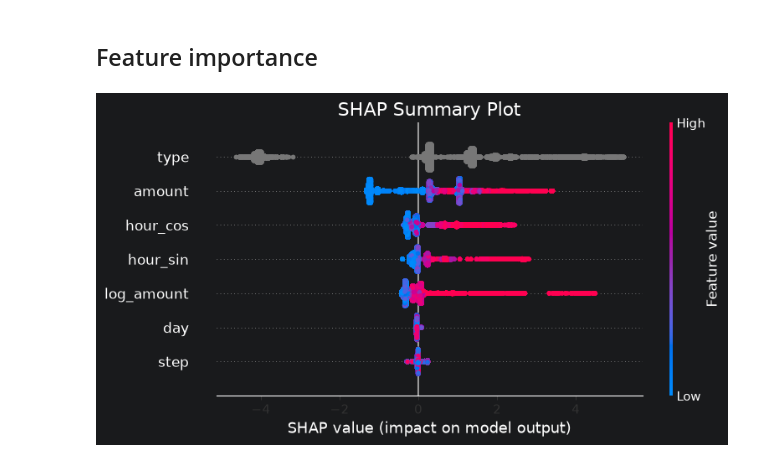
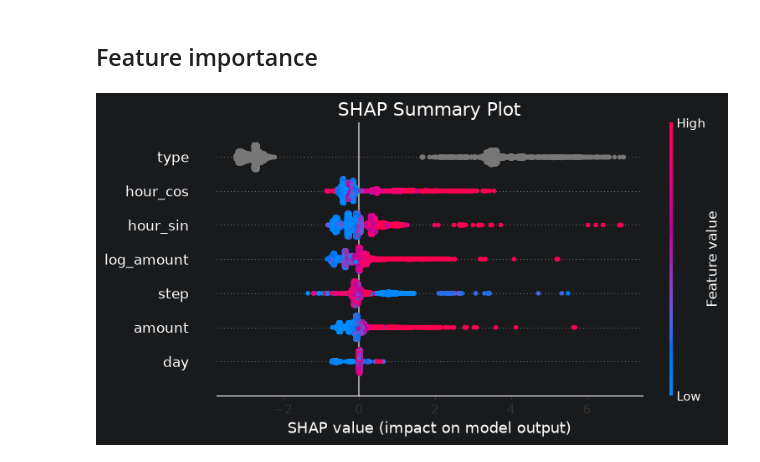
Before and after one commit to blbl-blbl/kaggle-Financial-Fraud-Detection-Dataset, a Jupyter notebook: notebooks/04_modeling.ipynb, the cells around one changed output. Drawn from its saved outputs; the diff is of its cells as text; code cells hidden in the pictures.

```diff
--- a/notebooks/04_modeling.ipynb
+++ b/notebooks/04_modeling.ipynb
@@ -924,4 +925,5 @@ cv_results
 # %% [markdown]
 ## Train the best model on train + val
 # %%
-# train
+X_dev = pd.concat([X_train, X_val], axis=0)
+y_dev = pd.concat([y_train, y_val], axis=0)
@@ -931,0 +930,2 @@ joblib.dump(..., "../models/final_model.joblib")
+# %%
+catboost_model.named_steps['classifier'].set_params(cat_features=["type"])
@@ -931,0 +934,2 @@ joblib.dump(..., "../models/final_model.joblib")
+# %%
+catboost_model.fit(X_train, y_train)
@@ -1107,22 +1135,27 @@ plt.show()
 # %% [markdown]
 ## Feature importance
+# %%
+X_shap = X_dev.sample(
+    n=10_000,
+    random_state=RANDOM_SEED
+)
 # %%
 def shap_plot(model):
     explainer = shap.TreeExplainer(model)
-    shap_values = explainer.shap_values(X_test)
+    shap_values = explainer.shap_values(X_shap)
 
     plt.figure(figsize=(10, 6))
     shap.summary_plot(shap_values,
-                      X_test,
-                      feature_names=X_test.columns,
+                      X_shap,
+                      feature_names=X_shap.columns,
                       show=False)
     ax = plt.gca()
     ax.set_yticklabels(ax.get_yticklabels(), color='white', fontsize=12)
 
     plt.title("SHAP Summary Plot", fontsize=16)
     plt.tight_layout()
     plt.show()
 
-shap_plot(calibrated_model_isotonic.estimator.estimator)
+shap_plot(calibrated_model_isotonic.estimator.estimator.named_steps['classifier'])
 # %% [output]
-[figure, old version]
+[figure, new version]
```
Also changed, not shown: parts of 16 cells of this notebook.
